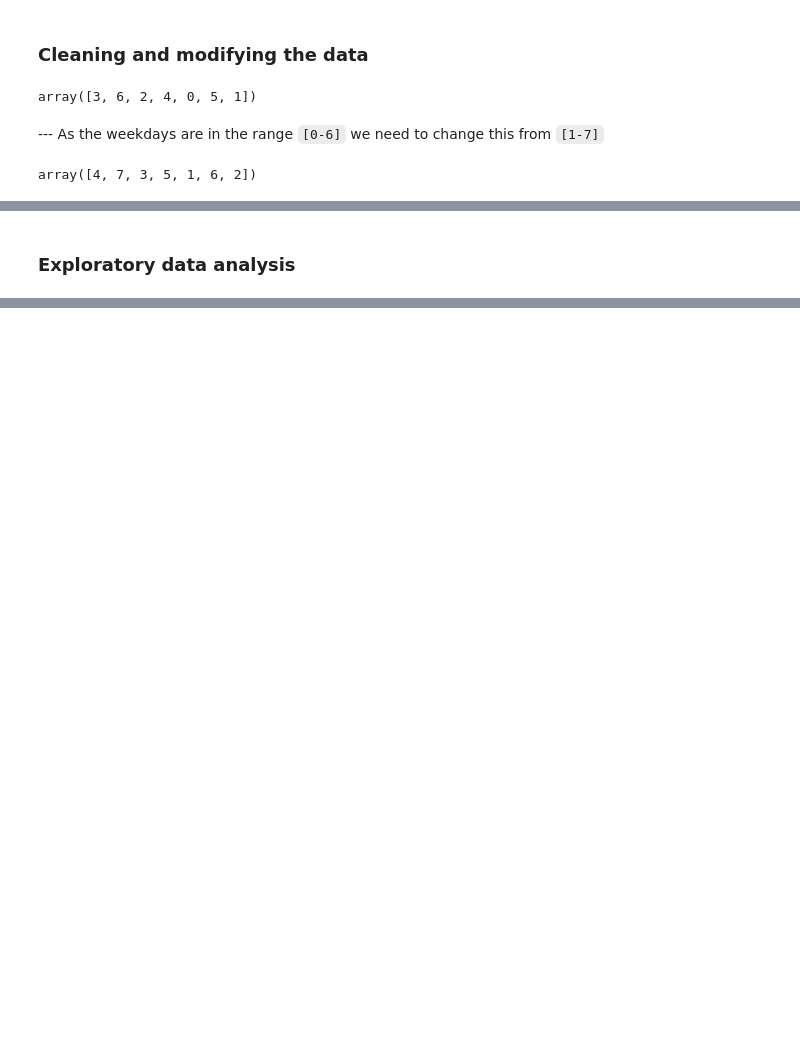
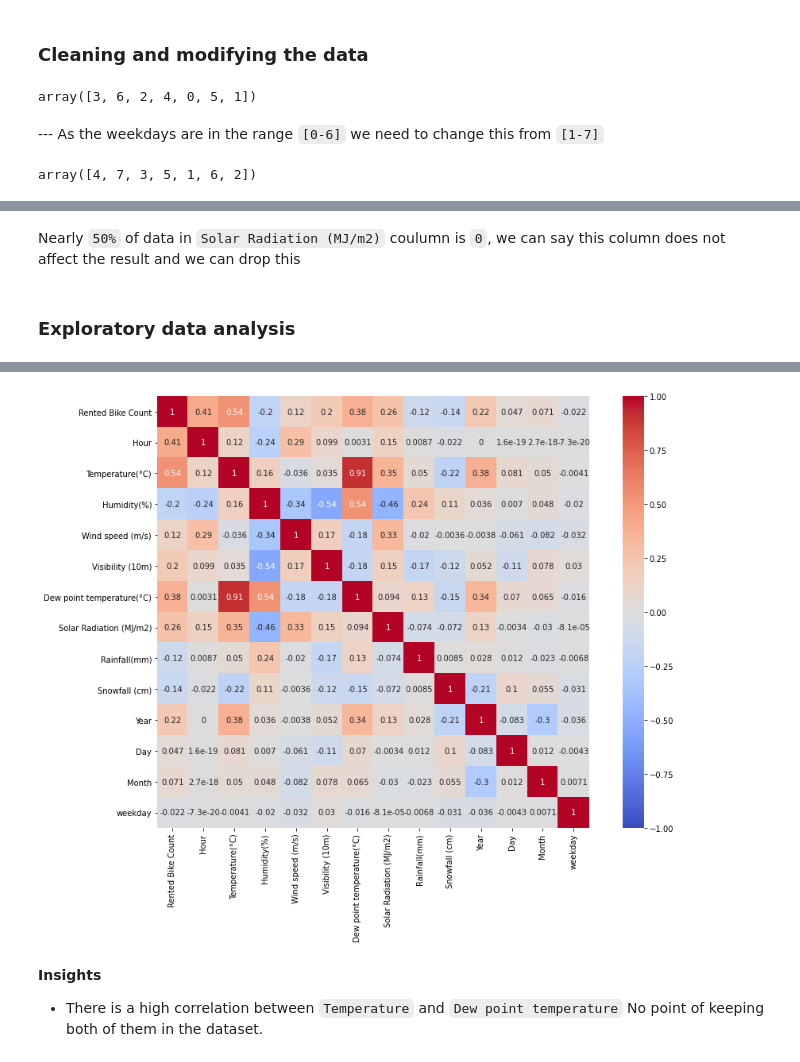
Before and after one commit to gyana-ranjan-dash/Seoul_Bike_Sharing_Demand_Prediction, a Jupyter notebook: Bike_Sharing_Demand_Prediction.ipynb, the cells around one changed output, grey strips where cells are left out. Cells and saved outputs as stored; diff of their text form; code cells hidden in the pictures; blank space fills up the shorter version.

```diff
--- a/Bike_Sharing_Demand_Prediction.ipynb
+++ b/Bike_Sharing_Demand_Prediction.ipynb
@@ -141,3 +156,7 @@ array([4, 7, 3, 5, 1, 6, 2])
+# %% [markdown]
+Nearly ``50%`` of data in ``Solar Radiation (MJ/m2)`` coulumn is ``0``, we can say this column does not affect the result and we can drop this
+# %%
+bike_df.drop('Solar Radiation (MJ/m2)', axis = 1, inplace = True)
 # %% [markdown]
 ### **Exploratory data analysis**
 # %%
@@ -149,3 +168,17 @@ bike_df.head()
 | 2 | 2017-01-12 | 173 | 2 | -6.0 | 39 | 1.0 | 2000 | ... |
 | 3 | 2017-01-12 | 107 | 3 | -6.2 | 40 | 0.9 | 2000 | ... |
 | 4 | 2017-01-12 | 78 | 4 | -6.0 | 36 | 2.3 | 2000 | ... |
+# %%
+plt.figure(figsize=(15,10))
+sns.heatmap(bike_df.corr("pearson"),
+            vmin=-1, vmax=1,
+            cmap='coolwarm',
+            annot=True,
+            square=True);
+# %% [output]
+[figure, added]
+# %% [markdown]
+**Insights**
+
+
+*   There is a high correlation between ``Temperature`` and ``Dew point temperature`` No point of keeping both of them in the dataset.
```
Also changed, not shown: parts of 5 cells of this notebook.
